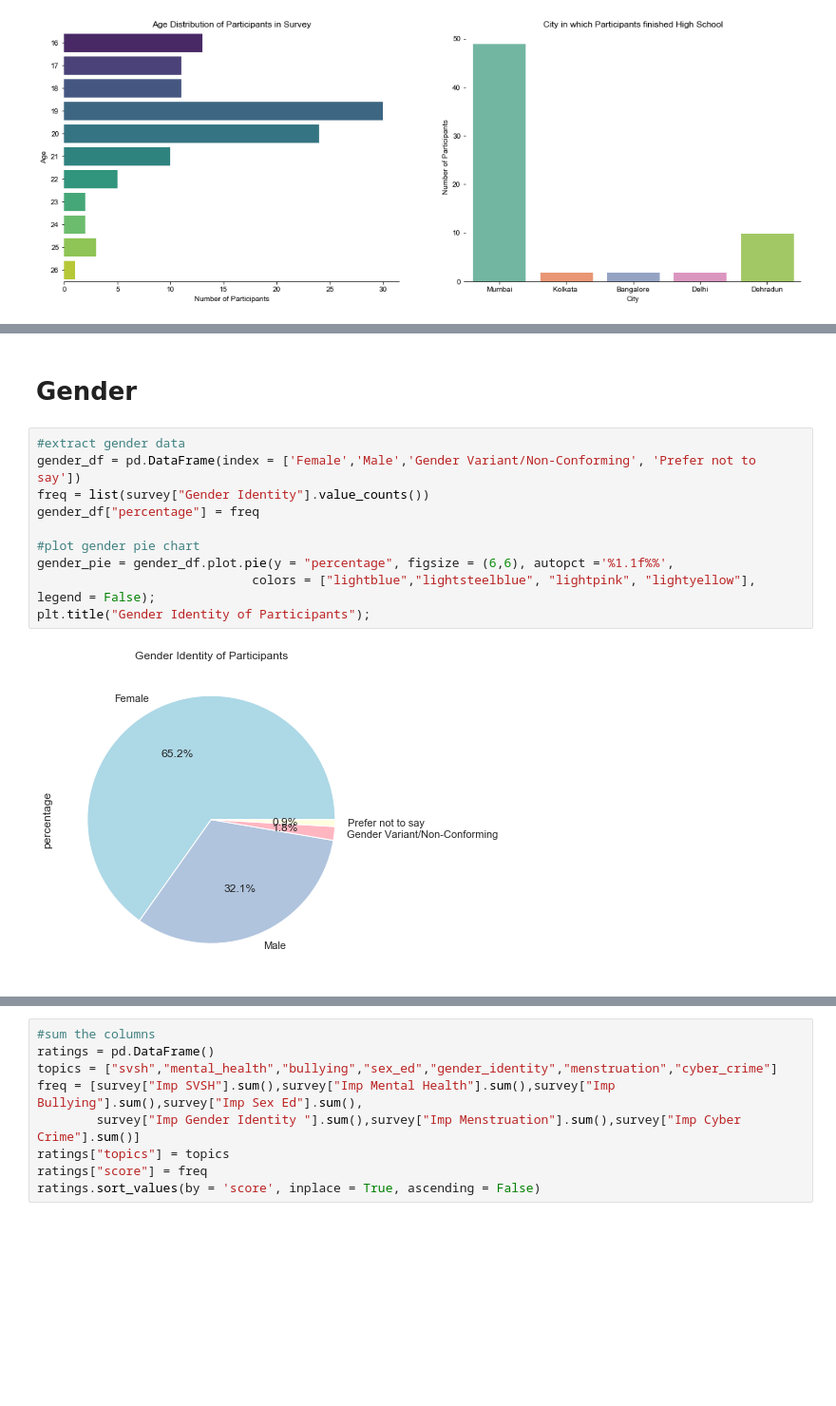
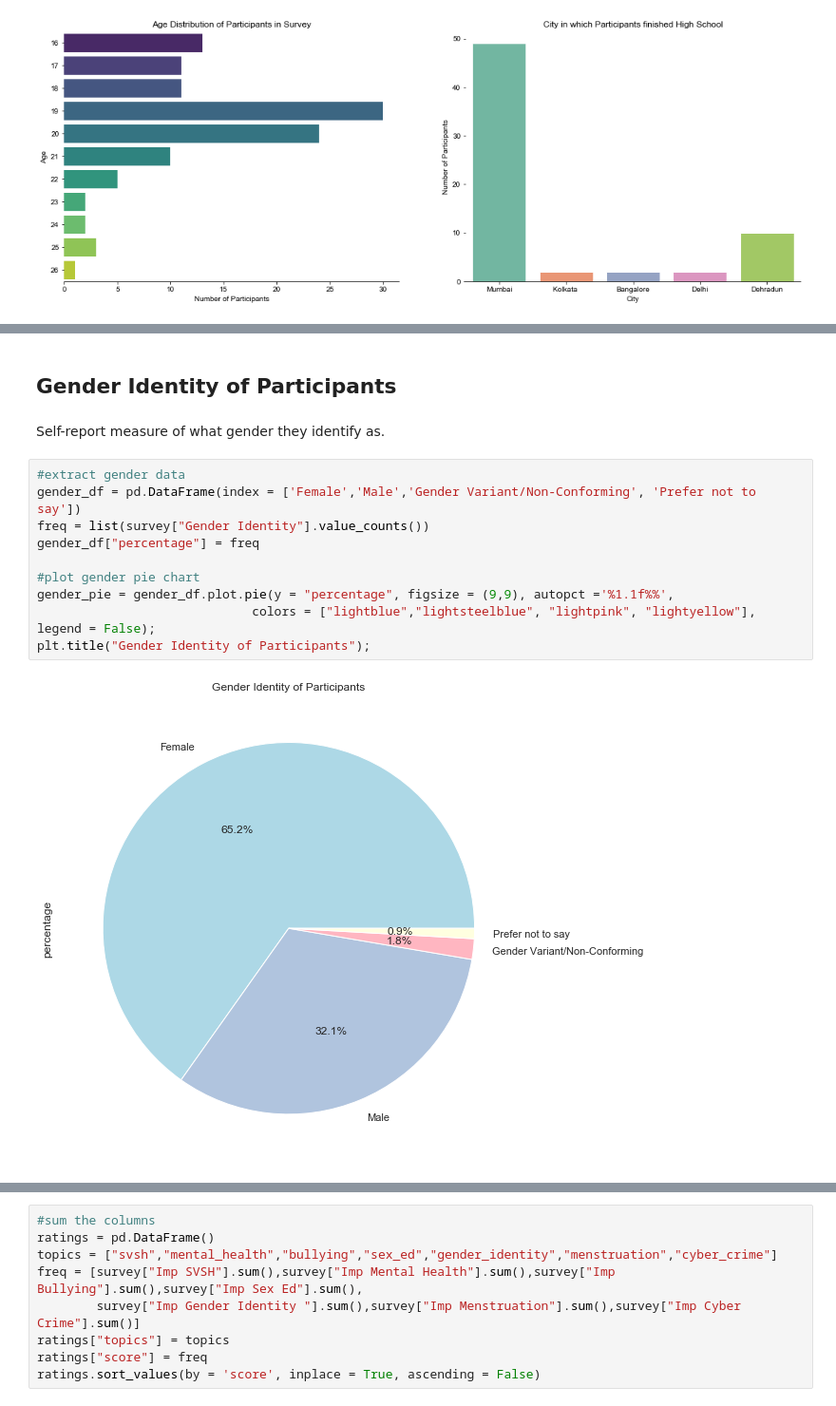
Before and after one commit to anusha0712/Sex-Ed-Survey, a Jupyter notebook: Education Survey.ipynb, the cells around one changed output, grey strips where cells are left out. Shown: that part at 95% size. Cells and saved outputs as stored; diff of their text form; blank space fills up the shorter version.

```diff
--- a/Education Survey.ipynb
+++ b/Education Survey.ipynb
@@ -89,14 +124,16 @@ sns.despine(left=True)
 # %% [markdown]
-# Gender
+## Gender Identity of Participants
+# %% [markdown]
+Self-report measure of what gender they identify as.
 # %%
 #extract gender data
 gender_df = pd.DataFrame(index = ['Female','Male','Gender Variant/Non-Conforming', 'Prefer not to say'])
 freq = list(survey["Gender Identity"].value_counts())
 gender_df["percentage"] = freq
 
 #plot gender pie chart
-gender_pie = gender_df.plot.pie(y = "percentage", figsize = (6,6), autopct ='%1.1f%%',
+gender_pie = gender_df.plot.pie(y = "percentage", figsize = (9,9), autopct ='%1.1f%%',
                              colors = ["lightblue","lightsteelblue", "lightpink", "lightyellow"], legend = False);
 plt.title("Gender Identity of Participants");
 # %% [output]
-[figure, old version]
+[figure, new version]
```
Also changed, not shown: parts of 48 cells of this notebook.
